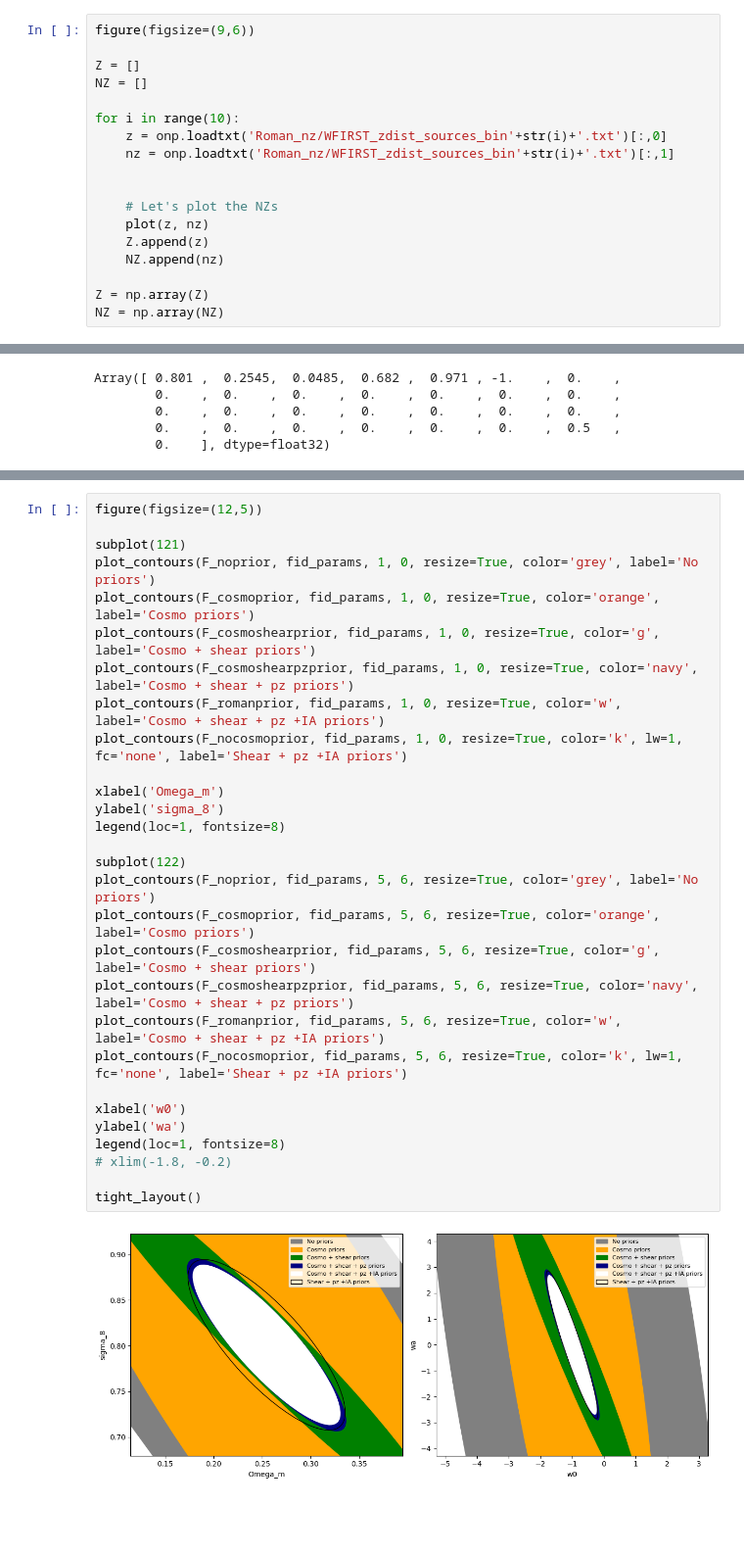
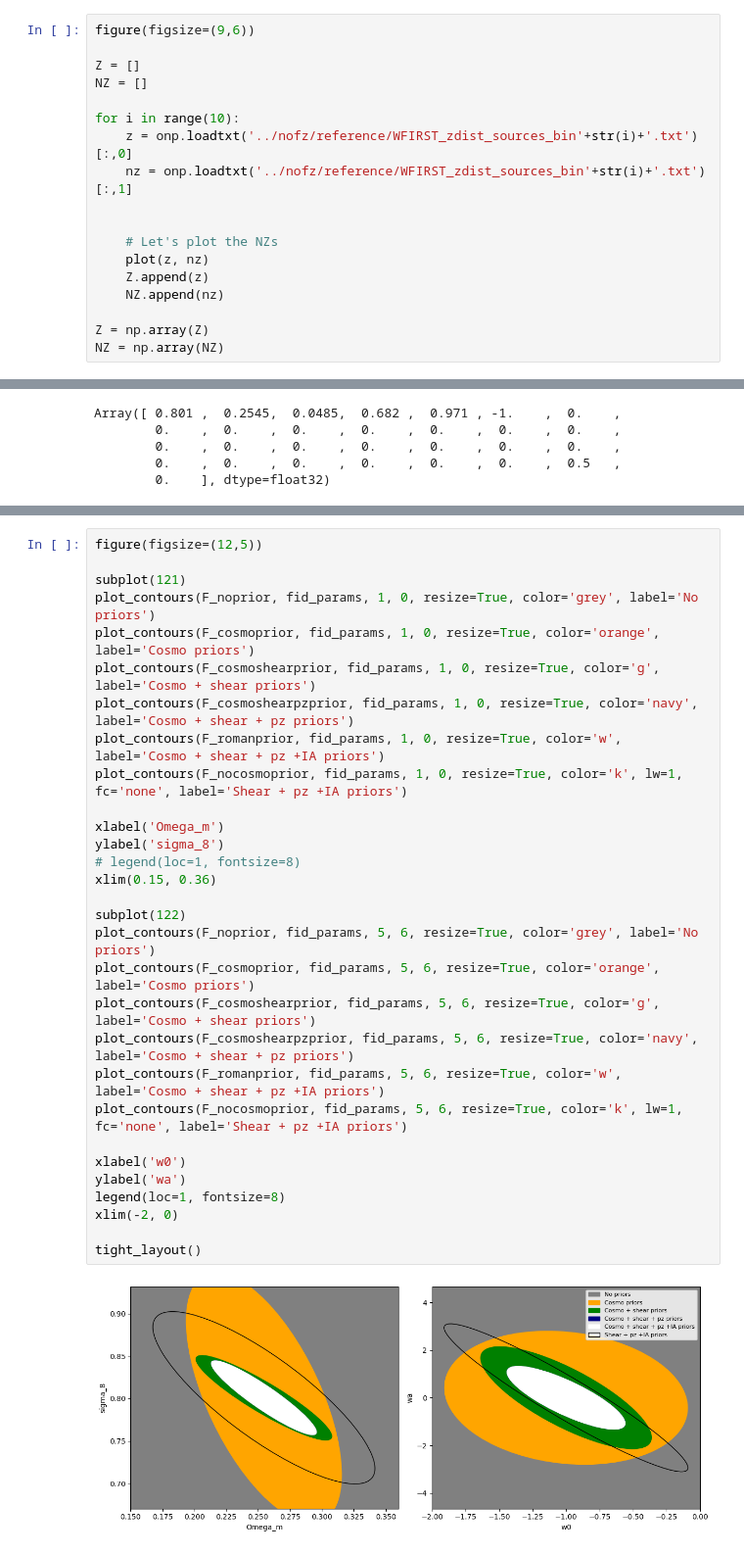
Before and after one commit to chihway/roman_pz, a Jupyter notebook: notebooks/Roman_reference_cosmicshear.ipynb, the cells around one changed output, grey strips where cells are left out. Shown at 98% size. Drawn from its saved outputs; the diff is of its cells as text; blank space fills up the shorter version.

```diff
--- a/notebooks/Roman_reference_cosmicshear.ipynb
+++ b/notebooks/Roman_reference_cosmicshear.ipynb
@@ -28,8 +30,8 @@ Z = []
 NZ = []
 
 for i in range(10):
-    z = onp.loadtxt('Roman_nz/WFIRST_zdist_sources_bin'+str(i)+'.txt')[:,0]
-    nz = onp.loadtxt('Roman_nz/WFIRST_zdist_sources_bin'+str(i)+'.txt')[:,1]
+    z = onp.loadtxt('../nofz/reference/WFIRST_zdist_sources_bin'+str(i)+'.txt')[:,0]
+    nz = onp.loadtxt('../nofz/reference/WFIRST_zdist_sources_bin'+str(i)+'.txt')[:,1]
 
 
     # Let's plot the NZs
@@ -535,31 +470,32 @@ Array([ 0.801 ,  0.2545,  0.0485,  0.682 ,  0.971 , -1.    ,  0.    ,
 # %%
 figure(figsize=(12,5))
 
 subplot(121)
 plot_contours(F_noprior, fid_params, 1, 0, resize=True, color='grey', label='No priors')
 plot_contours(F_cosmoprior, fid_params, 1, 0, resize=True, color='orange', label='Cosmo priors')
 plot_contours(F_cosmoshearprior, fid_params, 1, 0, resize=True, color='g', label='Cosmo + shear priors')
 plot_contours(F_cosmoshearpzprior, fid_params, 1, 0, resize=True, color='navy', label='Cosmo + shear + pz priors')
 plot_contours(F_romanprior, fid_params, 1, 0, resize=True, color='w', label='Cosmo + shear + pz +IA priors')
 plot_contours(F_nocosmoprior, fid_params, 1, 0, resize=True, color='k', lw=1, fc='none', label='Shear + pz +IA priors')
 
 xlabel('Omega_m')
 ylabel('sigma_8')
-legend(loc=1, fontsize=8)
+# legend(loc=1, fontsize=8)
+xlim(0.15, 0.36)
 
 subplot(122)
 plot_contours(F_noprior, fid_params, 5, 6, resize=True, color='grey', label='No priors')
 plot_contours(F_cosmoprior, fid_params, 5, 6, resize=True, color='orange', label='Cosmo priors')
 plot_contours(F_cosmoshearprior, fid_params, 5, 6, resize=True, color='g', label='Cosmo + shear priors')
 plot_contours(F_cosmoshearpzprior, fid_params, 5, 6, resize=True, color='navy', label='Cosmo + shear + pz priors')
 plot_contours(F_romanprior, fid_params, 5, 6, resize=True, color='w', label='Cosmo + shear + pz +IA priors')
 plot_contours(F_nocosmoprior, fid_params, 5, 6, resize=True, color='k', lw=1, fc='none', label='Shear + pz +IA priors')
 
 xlabel('w0')
 ylabel('wa')
 legend(loc=1, fontsize=8)
-# xlim(-1.8, -0.2)
+xlim(-2, 0)
 
 tight_layout()
 # %% [output]
-[figure, old version]
+[figure, new version]
```
Also changed, not shown: parts of 13 cells of this notebook.
